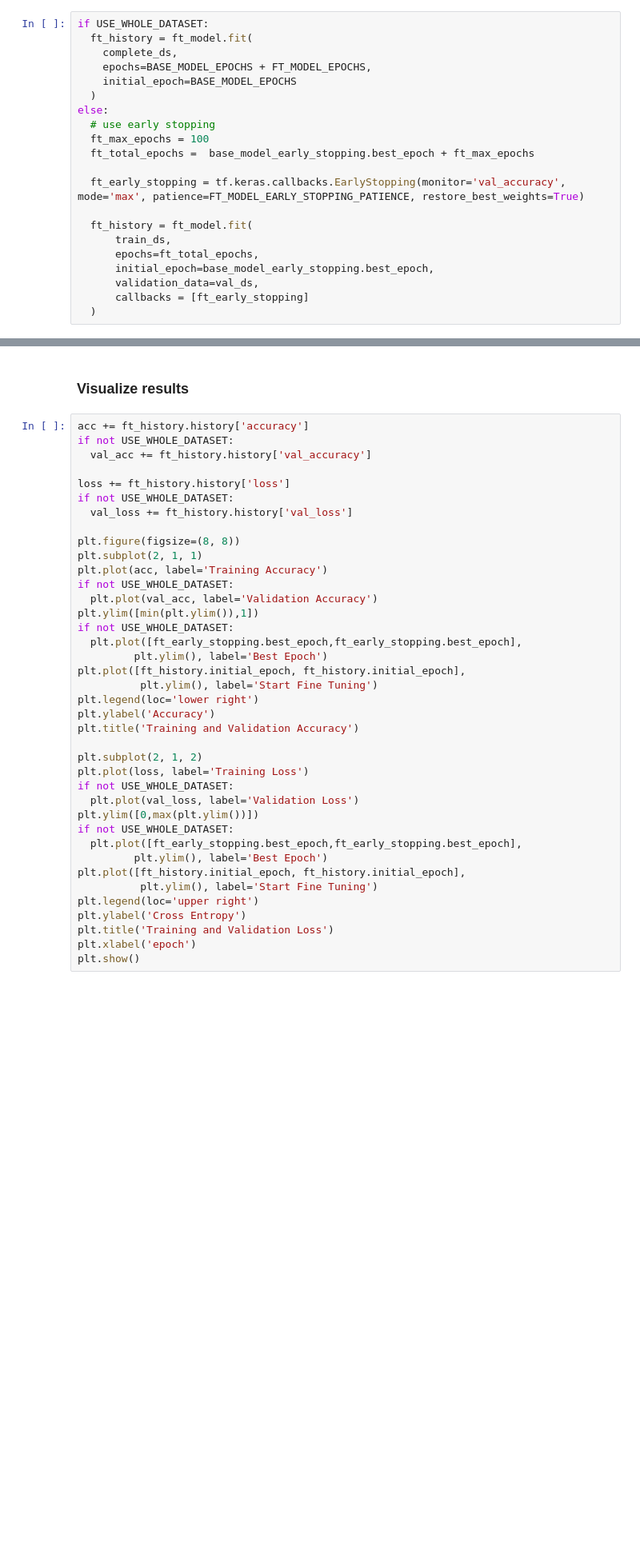
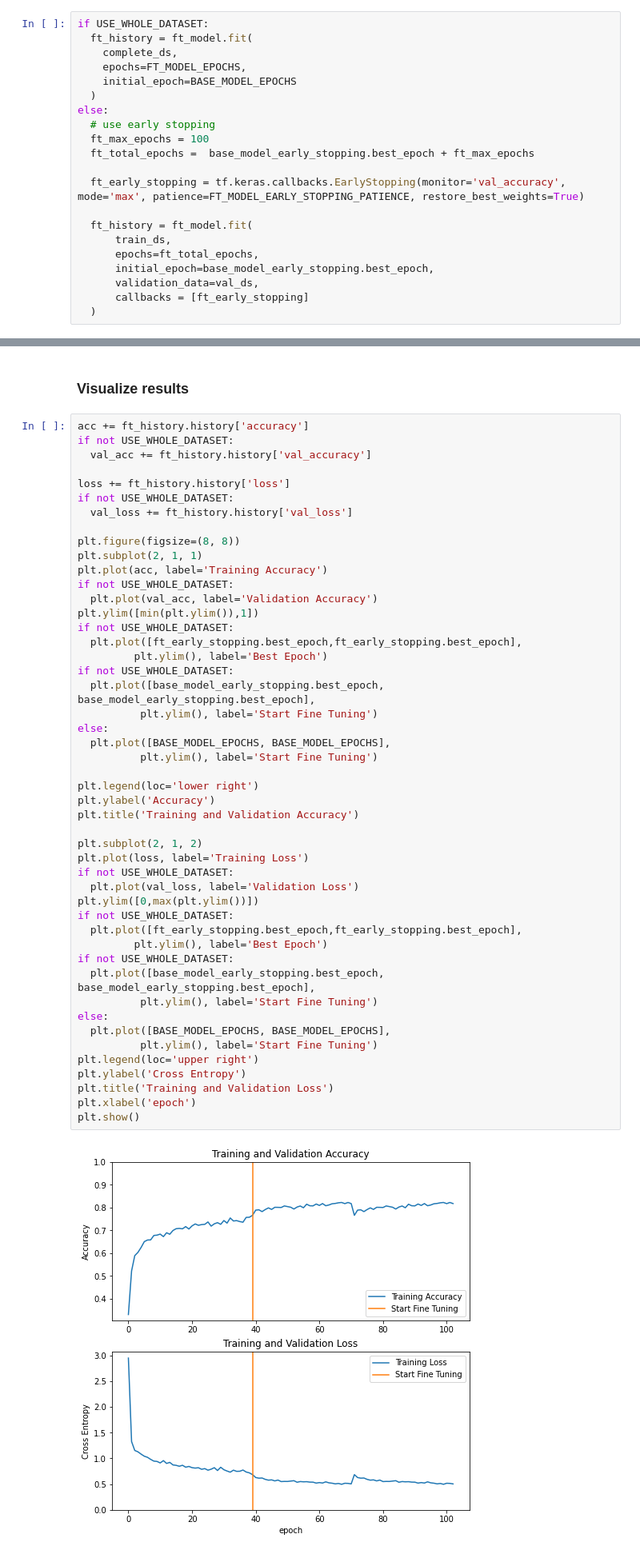
Before and after one commit to paolobasso99/an2dl-image-classification, a Jupyter notebook: EfficientNetV2B0.ipynb, the cells around one changed output, grey strips where cells are left out. Shown: that part at 80% size. Saved outputs shown, nothing was run; the diff lists cells and outputs as text; blank space fills up the shorter version.

```diff
--- a/EfficientNetV2B0.ipynb
+++ b/EfficientNetV2B0.ipynb
@@ -339,7 +431,7 @@ ft_model.summary()
 if USE_WHOLE_DATASET:
   ft_history = ft_model.fit(
     complete_ds,
-    epochs=BASE_MODEL_EPOCHS + FT_MODEL_EPOCHS,
+    epochs=FT_MODEL_EPOCHS,
     initial_epoch=BASE_MODEL_EPOCHS
   )
 else:
@@ -368,35 +496,46 @@ if not USE_WHOLE_DATASET:
   val_loss += ft_history.history['val_loss']
 
 plt.figure(figsize=(8, 8))
 plt.subplot(2, 1, 1)
 plt.plot(acc, label='Training Accuracy')
 if not USE_WHOLE_DATASET:
   plt.plot(val_acc, label='Validation Accuracy')
 plt.ylim([min(plt.ylim()),1])
 if not USE_WHOLE_DATASET:
   plt.plot([ft_early_stopping.best_epoch,ft_early_stopping.best_epoch],
          plt.ylim(), label='Best Epoch')
-plt.plot([ft_history.initial_epoch, ft_history.initial_epoch],
+if not USE_WHOLE_DATASET:
+  plt.plot([base_model_early_stopping.best_epoch, base_model_early_stopping.best_epoch],
           plt.ylim(), label='Start Fine Tuning')
+else:
+  plt.plot([BASE_MODEL_EPOCHS, BASE_MODEL_EPOCHS],
+          plt.ylim(), label='Start Fine Tuning')
+
 plt.legend(loc='lower right')
 plt.ylabel('Accuracy')
 plt.title('Training and Validation Accuracy')
 
 plt.subplot(2, 1, 2)
 plt.plot(loss, label='Training Loss')
 if not USE_WHOLE_DATASET:
   plt.plot(val_loss, label='Validation Loss')
 plt.ylim([0,max(plt.ylim())])
 if not USE_WHOLE_DATASET:
   plt.plot([ft_early_stopping.best_epoch,ft_early_stopping.best_epoch],
          plt.ylim(), label='Best Epoch')
-plt.plot([ft_history.initial_epoch, ft_history.initial_epoch],
+if not USE_WHOLE_DATASET:
+  plt.plot([base_model_early_stopping.best_epoch, base_model_early_stopping.best_epoch],
+          plt.ylim(), label='Start Fine Tuning')
+else:
+  plt.plot([BASE_MODEL_EPOCHS, BASE_MODEL_EPOCHS],
           plt.ylim(), label='Start Fine Tuning')
 plt.legend(loc='upper right')
 plt.ylabel('Cross Entropy')
 plt.title('Training and Validation Loss')
 plt.xlabel('epoch')
 plt.show()
+# %% [output]
+[figure, added]
 # %% [markdown]
 ### Save model
 # %% [markdown]
```
Also changed, not shown: parts of 8 cells of this notebook, 1 other file.
